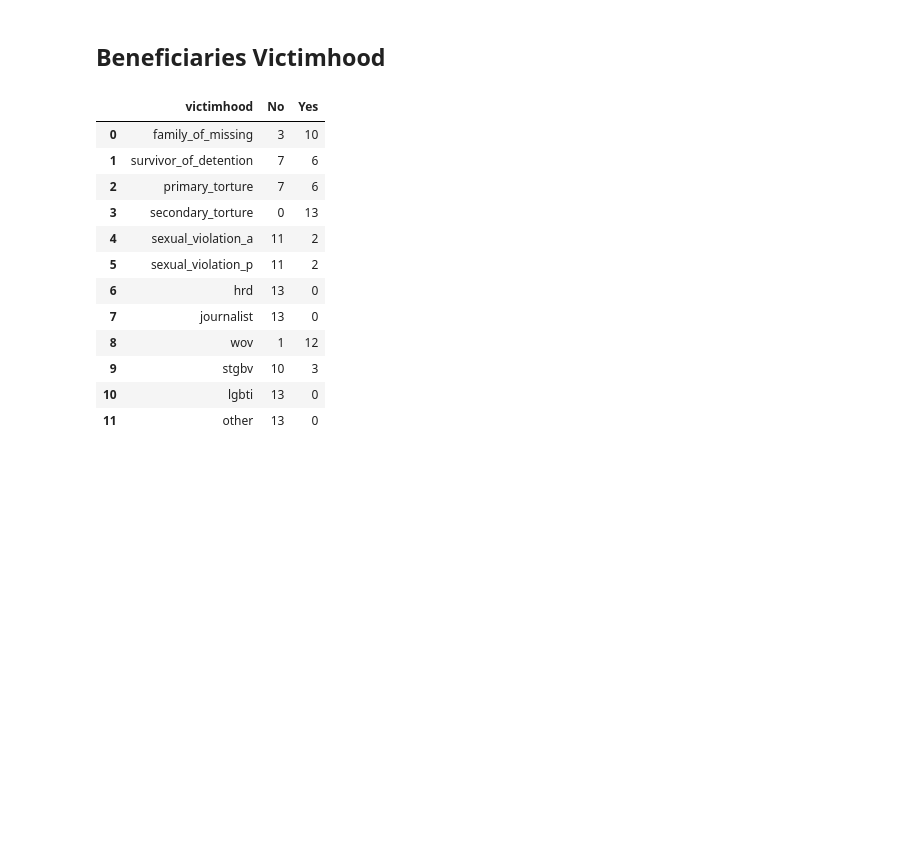
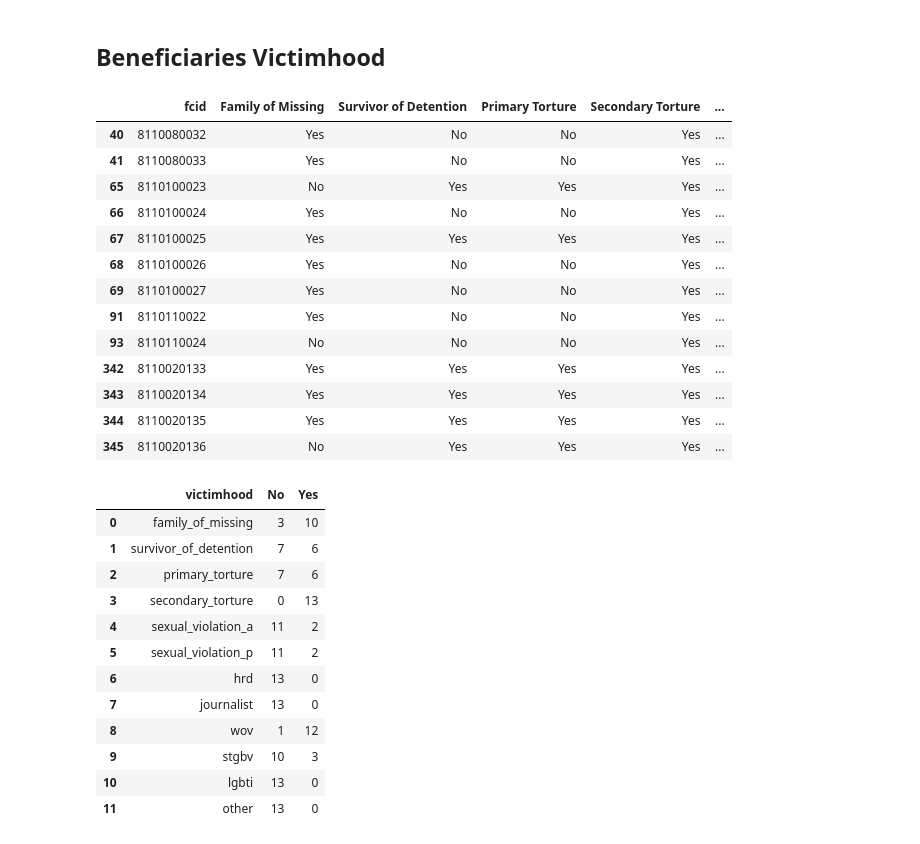
Before and after one commit to ModarYaghi/fc-performeter, a Jupyter notebook: notebooks/analysis/1_intake.ipynb, the cells around one changed output. Saved outputs shown, nothing was run; the diff lists cells and outputs as text; code cells hidden in the pictures; blank space fills up the shorter version.

```diff
--- a/notebooks/analysis/1_intake.ipynb
+++ b/notebooks/analysis/1_intake.ipynb
@@ -85,6 +85,39 @@ Name: count, dtype: int64
 # new_intake['fcid', intake_dataset.bovars]
 fcid = ["fcid"]
 victimhood_df = new_intake.loc[:, fcid + intake_dataset.bovars]
+# %%
+# Rename victimhood columns
+new_victimhood_columns_names = {
+    "family_of_missing": "Family of Missing",
+    "survivor_of_detention": "Survivor of Detention",
+    "primary_torture": "Primary Torture",
+    "secondary_torture": "Secondary Torture",
+    "sexual_violation_a": "Sexual Violation by Armed Groups",
+    "sexual_violation_p": "Sexual Violation in Prison",
+    "hrd": "Human Rights Defender",
+    "journalist": "Journalist",
+    "wov": "War and Organized Violence",
+    "stgbv": "Sexual Torture and Gender Based Violence",
+    "lgbti": "LGBTI",
+    "other": "Other",
+}
+victimhood_df.rename(columns=new_victimhood_columns_names, inplace=True)
+victimhood_df
+# %% [output]
+|  | fcid | Family of Missing | Survivor of Detention | Primary Torture | Secondary Torture | ... |
+| 40 | 8110080032 | Yes | No | No | Yes | ... |
+| 41 | 8110080033 | Yes | No | No | Yes | ... |
+| 65 | 8110100023 | No | Yes | Yes | Yes | ... |
+| 66 | 8110100024 | Yes | No | No | Yes | ... |
+| 67 | 8110100025 | Yes | Yes | Yes | Yes | ... |
+| 68 | 8110100026 | Yes | No | No | Yes | ... |
+| 69 | 8110100027 | Yes | No | No | Yes | ... |
+| 91 | 8110110022 | Yes | No | No | Yes | ... |
+| 93 | 8110110024 | No | No | No | Yes | ... |
+| 342 | 8110020133 | Yes | Yes | Yes | Yes | ... |
+| 343 | 8110020134 | Yes | Yes | Yes | Yes | ... |
+| 344 | 8110020135 | Yes | Yes | Yes | Yes | ... |
+| 345 | 8110020136 | No | Yes | Yes | Yes | ... |
 # %%
 count_df = new_intake[intake_dataset.bovars].apply(lambda x: x.value_counts()).fillna(0)
 count_df = count_df.T.reset_index().rename(
```
Also changed, not shown: parts of 4 cells of this notebook, 6 other files.
